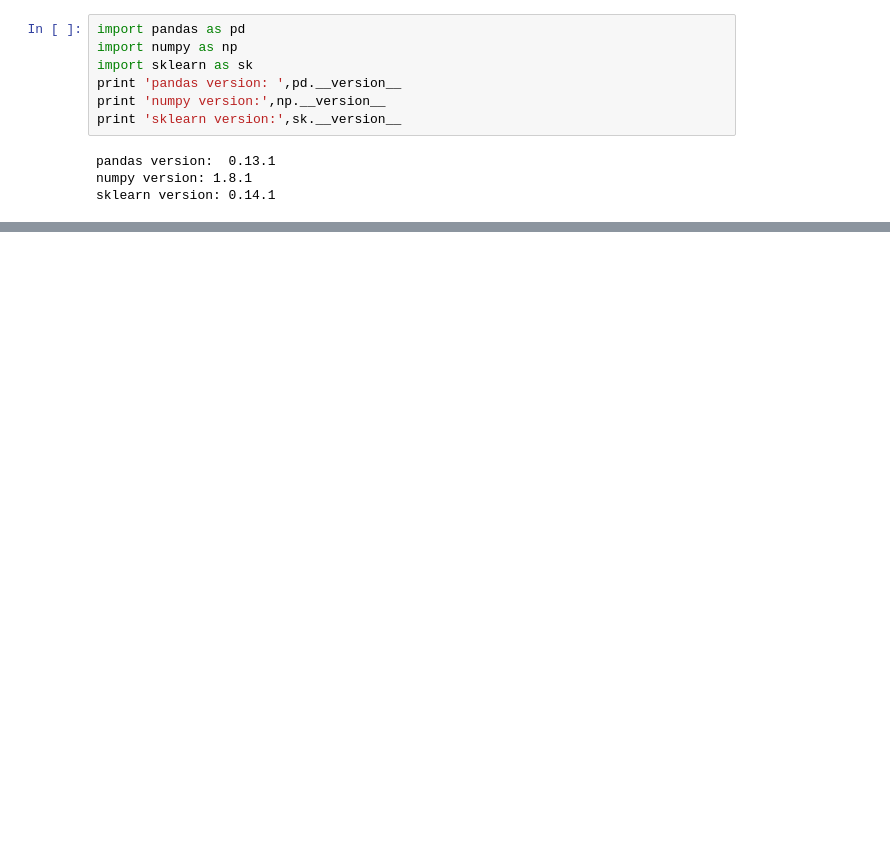
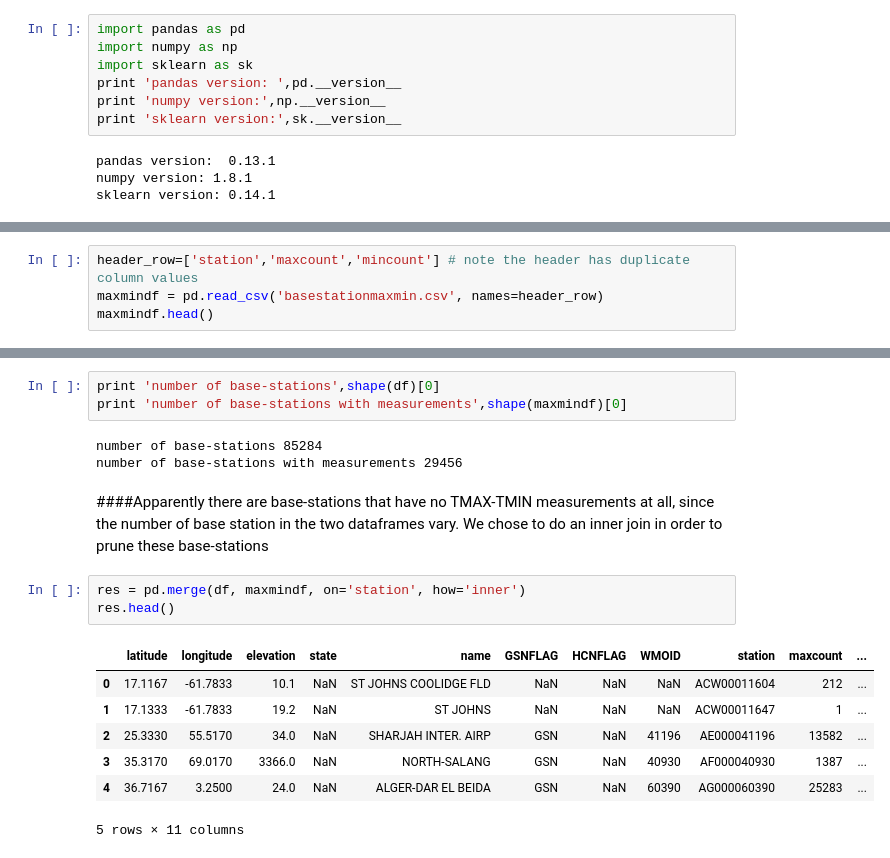
Before and after one commit to czarifis/UCSD_BigData, a Jupyter notebook: notebooks/weather.mapreduce/Untitled0.ipynb, the cells around one changed output, grey strips where cells are left out. Cells and saved outputs as stored; diff of their text form; blank space fills up the shorter version.

```diff
--- a/notebooks/weather.mapreduce/Untitled0.ipynb
+++ b/notebooks/weather.mapreduce/Untitled0.ipynb
@@ -13,0 +16,4 @@ sklearn version: 0.14.1
+# %%
+header_row=['station','maxcount','mincount'] # note the header has duplicate column values
+maxmindf = pd.read_csv('basestationmaxmin.csv', names=header_row)
+maxmindf.head()
@@ -145,0 +44,19 @@ removing tmp directory /tmp/getweights.ubuntu.20140521.043204.686280
+# %%
+print 'number of base-stations',shape(df)[0]
+print 'number of base-stations with measurements',shape(maxmindf)[0]
+# %% [output]
+number of base-stations 85284
+number of base-stations with measurements 29456
+# %% [markdown]
+####Apparently there are base-stations that have no TMAX-TMIN measurements at all, since the number of base station in the two dataframes vary. We chose to do an inner join in order to prune these base-stations
+# %%
+res = pd.merge(df, maxmindf, on='station', how='inner')
+res.head()
+# %% [output]
+|  | latitude | longitude | elevation | state | name | GSNFLAG | HCNFLAG | WMOID | station | maxcount | ... |
+| 0 | 17.1167 | -61.7833 | 10.1 | NaN | ST JOHNS COOLIDGE FLD | NaN | NaN | NaN | ACW00011604 | 212 | ... |
+| 1 | 17.1333 | -61.7833 | 19.2 | NaN | ST JOHNS | NaN | NaN | NaN | ACW00011647 | 1 | ... |
+| 2 | 25.3330 | 55.5170 | 34.0 | NaN | SHARJAH INTER. AIRP | GSN | NaN | 41196 | AE000041196 | 13582 | ... |
+| 3 | 35.3170 | 69.0170 | 3366.0 | NaN | NORTH-SALANG | GSN | NaN | 40930 | AF000040930 | 1387 | ... |
+| 4 | 36.7167 | 3.2500 | 24.0 | NaN | ALGER-DAR EL BEIDA | GSN | NaN | 60390 | AG000060390 | 25283 | ... |
+5 rows × 11 columns
```
Also changed, not shown: parts of 28 cells of this notebook, 33 other files.
